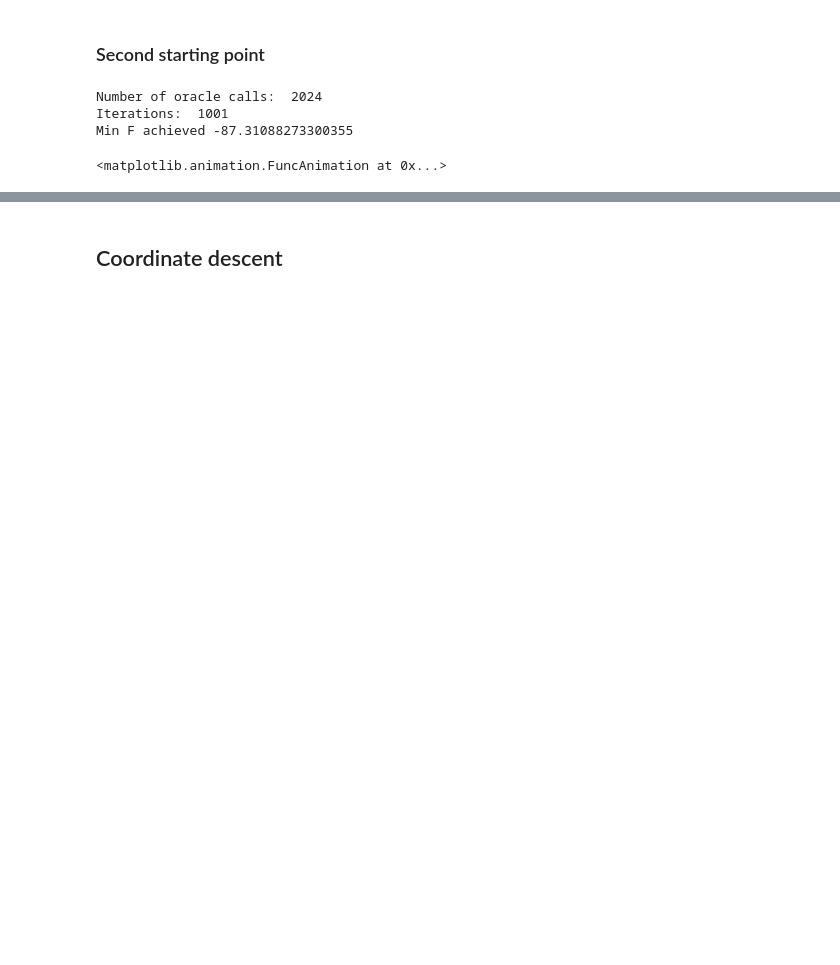
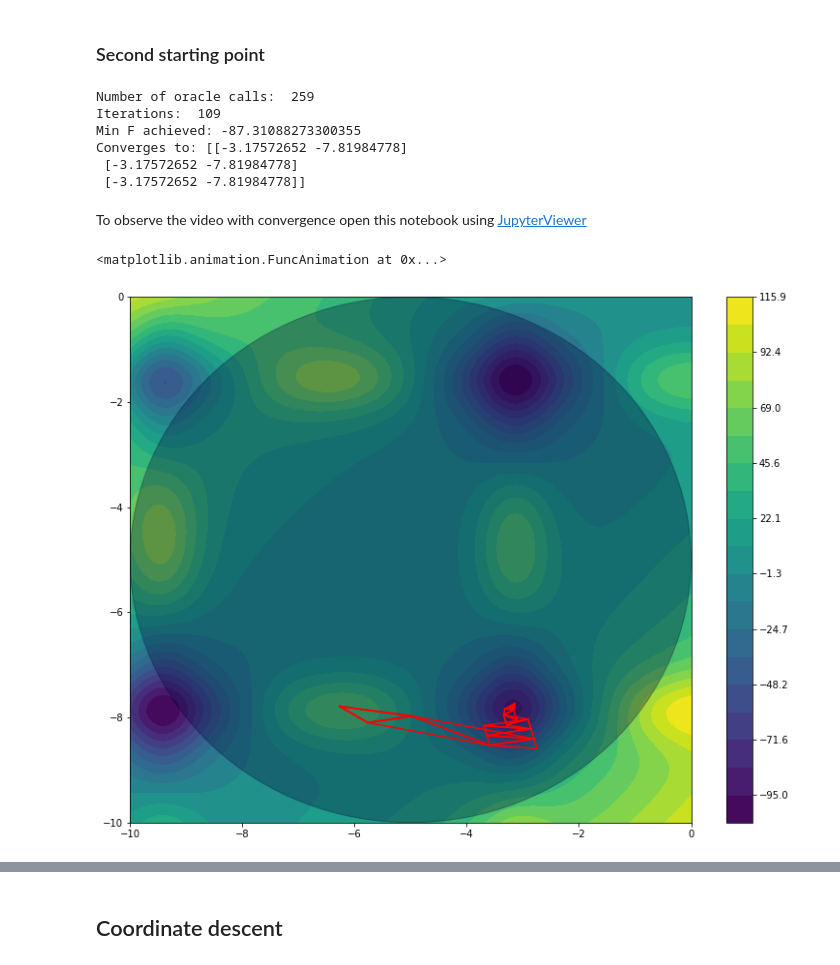
Before and after one commit to blufzzz/Optimization-Methods, a Jupyter notebook: hw1.ipynb, the cells around one changed output, grey strips where cells are left out. Saved outputs shown, nothing was run; the diff lists cells and outputs as text; code cells hidden in the pictures; blank space fills up the shorter version.

```diff
--- a/hw1.ipynb
+++ b/hw1.ipynb
@@ -324,22 +307,29 @@ plt.show()
 # %% [markdown]
 ### Second starting point
 # %%
+x0_2 = np.random.normal(loc = [-6,-8], scale = 0.3, size = (3,2))
+
 opt = NelderMeadOptimizer()
-
-x0_1 = np.random.normal(loc = [-3,-7], scale = 0.1, size = (3,2))
 
 x = opt.minimize(f_mishras_bird,
                  domain={'func':domain, 'type': '<', 'value':0},
                  tol = 1e-9,
-                 x0 = x0_1)
+                 x0 = x0_2)
 # %% [output]
-Number of oracle calls:  2024
-Iterations:  1001
-Min F achieved -87.31088273300355
+Number of oracle calls:  259
+Iterations:  109
+Min F achieved: -87.31088273300355
+Converges to: [[-3.17572652 -7.81984778]
+ [-3.17572652 -7.81984778]
+ [-3.17572652 -7.81984778]]
+# %% [markdown]
+To observe the video with convergence open this notebook using [JupyterViewer](https://nbviewer.jupyter.org/)
 # %%
-animation.FuncAnimation(fig_map, update_NelderMead, frames=range(opt.iterations), interval=200)
+fig, ax = get_canvas(f_mishras_bird)
+animation.FuncAnimation(fig, update_NelderMead, frames=range(opt.iterations), interval=200)
 # %% [output]
 <matplotlib.animation.FuncAnimation at 0x...>
+[figure, added]
 # %%
 _, (ax1, ax2) = plt.subplots(nrows=1, ncols=2, figsize = (15,5))
 
```
Also changed, not shown: parts of 29 cells of this notebook.
